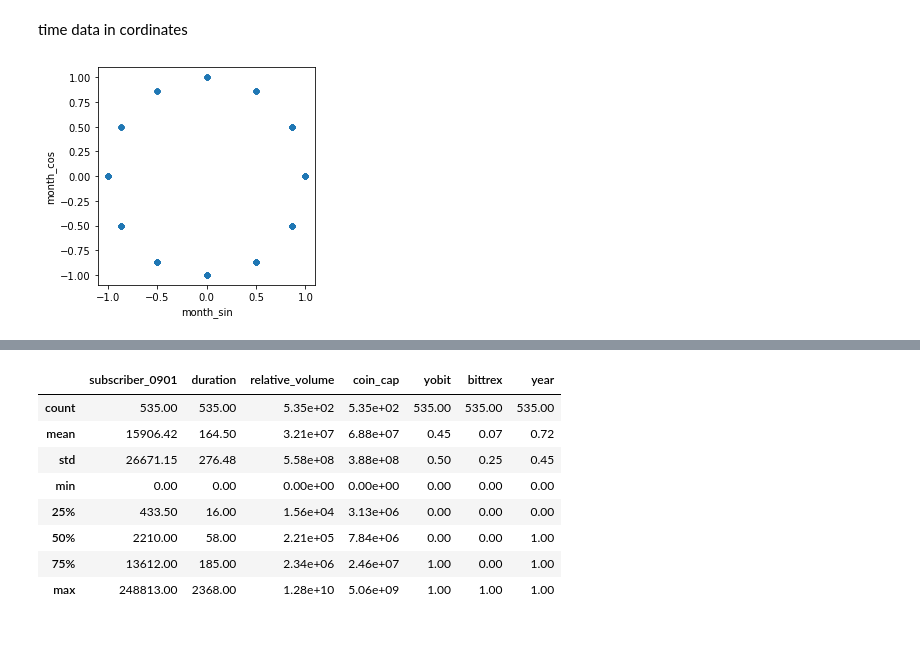
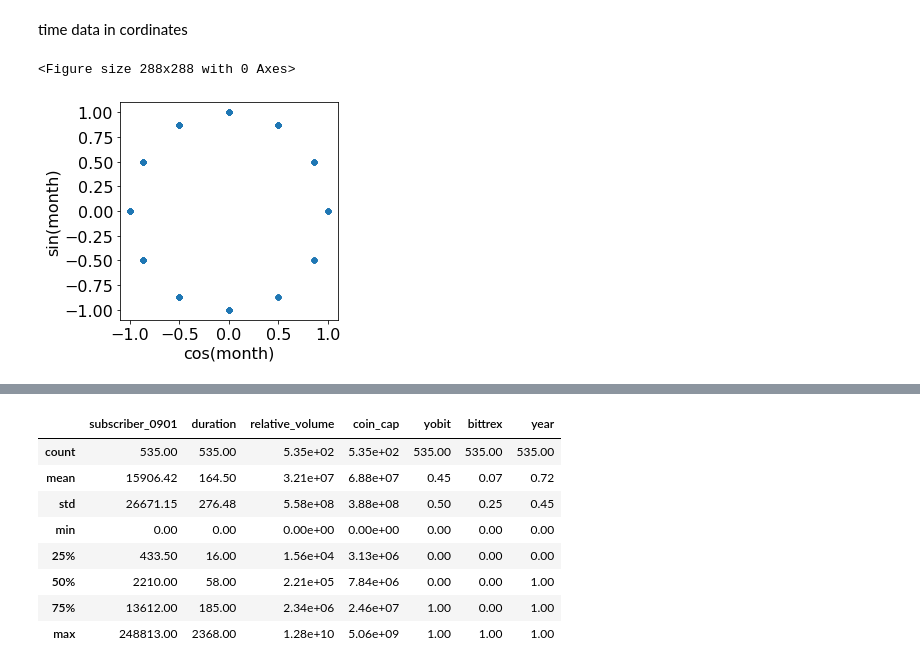
Before and after one commit to taro-tsuchiya/Profitability-of-Cryptocurrency-Pump-and-Dump-Schemes, a Jupyter notebook: notebook/preprocessing.ipynb, the cells around one changed output, grey strips where cells are left out. Saved outputs shown, nothing was run; the diff lists cells and outputs as text; code cells hidden in the pictures; blank space fills up the shorter version.

```diff
--- a/notebook/preprocessing.ipynb
+++ b/notebook/preprocessing.ipynb
@@ -117,6 +120,13 @@ def cordinate(df, col):
 df = cordinate(df, 'month')
-# %%
-df.plot.scatter('month_sin', 'month_cos').set_aspect('equal')
-# %% [output]
-[figure, removed]
+# %%
+plt.figure(figsize=(4, 4))
+df.plot.scatter('month_cos', 'month_sin').set_aspect('equal')
+plt.xlabel('cos(month)', fontsize=16)
+plt.ylabel('sin(month)', fontsize=16)
+plt.xticks(fontsize=16)
+plt.yticks(fontsize=16)
+plt.savefig('img/coordinate.jpg', bbox_inches='tight')
+# %% [output]
+<Figure size 288x288 with 0 Axes>
+[figure, added]
 # %%
```
Also changed, not shown: parts of 9 cells of this notebook, 2 other files.
